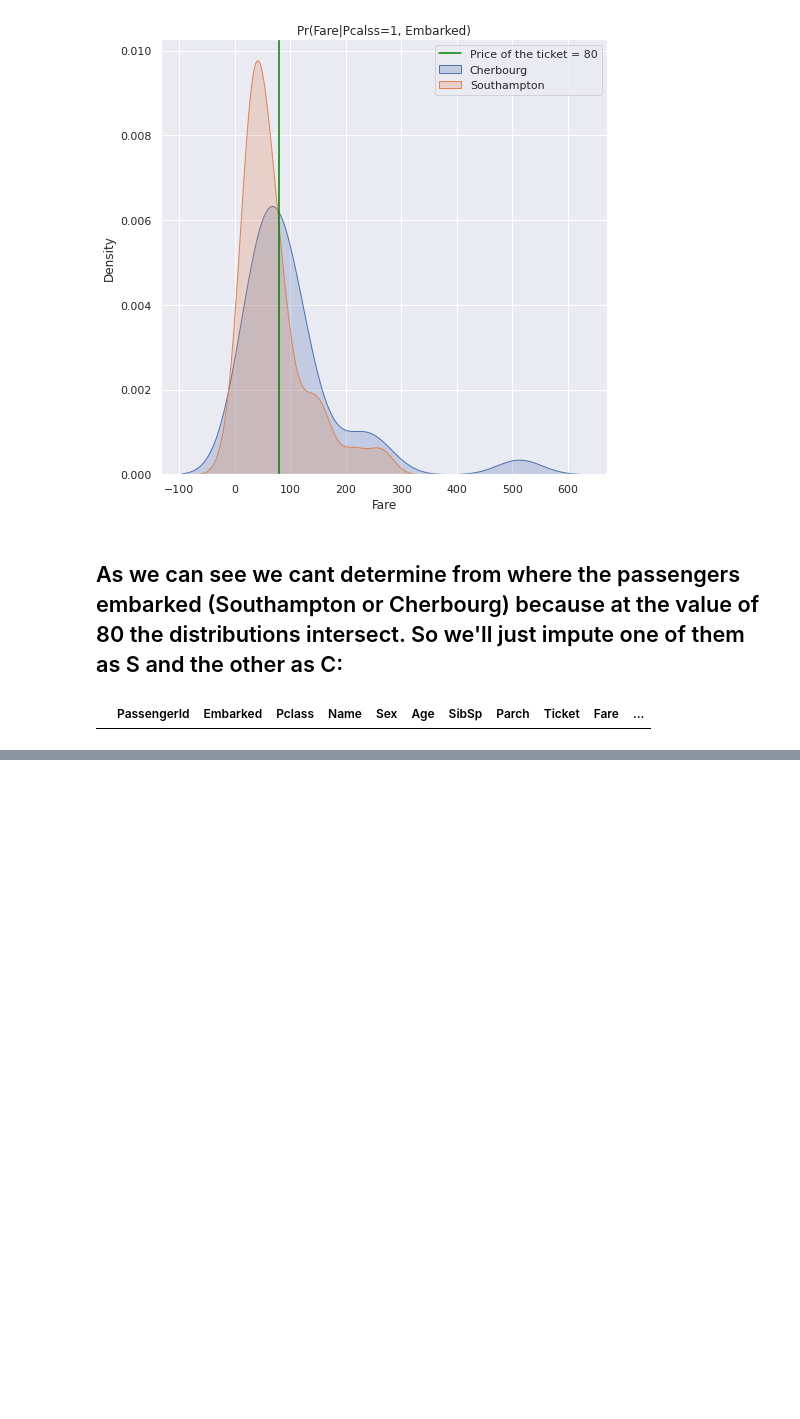
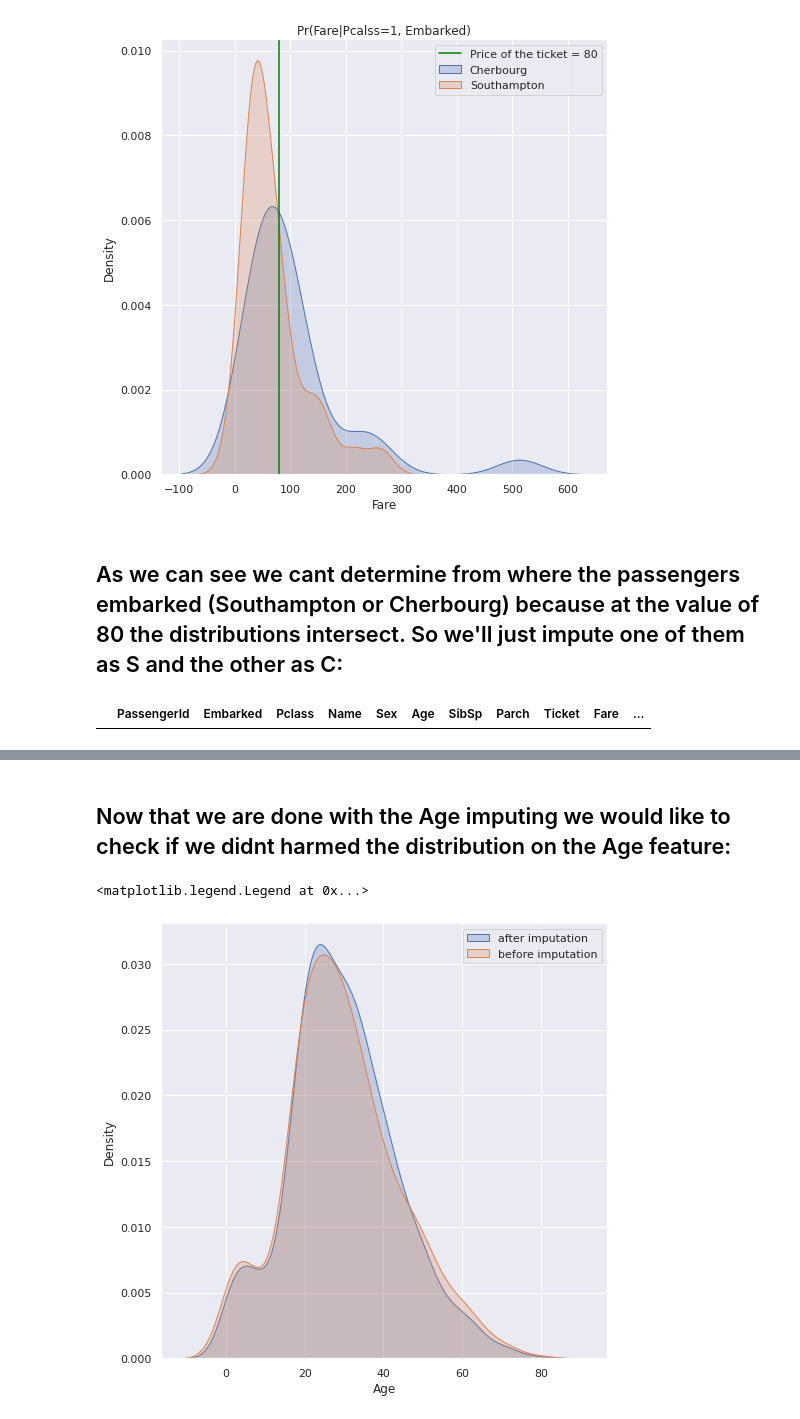
Before and after one commit to NirLalum/Titanic-ML-From-Disaster, a Jupyter notebook: Titanic.ipynb, the cells around one changed output, grey strips where cells are left out. Drawn from its saved outputs; the diff is of its cells as text; code cells hidden in the pictures; blank space fills up the shorter version.

Commit message:
done with imputation

```diff
--- a/Titanic.ipynb
+++ b/Titanic.ipynb
@@ -434,0 +466,4 @@ df[df['Embarked'].isnull()]
+# %%
+df.drop('Cabin', axis=1, inplace=True)
+df_test.drop('Cabin', axis=1, inplace=True)
+df
@@ -443,0 +490,32 @@ sns.kdeplot(data=df[df['Pclass']==3], x='Age')
+# %%
+df_for_plot = df.copy(deep=True)
+df_impute = df.copy(deep=True)
+
+# remove Ticket feature (probably will be removed in feature selection section) and name column (for now it's not usefull) and passengerID
+df_impute.drop(['Ticket', 'Name', 'PassengerId', 'Survived'], axis=1, inplace=True)
+
+# Knn cant handle text data values so we'll have to one-hot-encode the Embarked and Sex columns
+cat_variables = df_impute[['Sex', 'Embarked']]
+cat_dummies = pd.get_dummies(cat_variables, drop_first=True) # drop redundant column to avoid the Dummy variable trap
+
+# replace the original columns with the dummy ones
+df_impute.drop(['Sex', 'Embarked'], axis=1, inplace=True)
+df_impute = pd.concat([df_impute, cat_dummies], axis=1)
+
+# Knn algorithm is based on Eucledian distance so it requiers us to normalize our data:
+scaler = MinMaxScaler()
+df_impute = pd.DataFrame(scaler.fit_transform(df_impute), columns=df_impute.columns)
+
+# Impute:
+imputer = KNNImputer(n_neighbors=5)
+trained_imputer = imputer.fit(df_impute)
+df_impute = pd.DataFrame(trained_imputer.transform(df_impute), columns=df_impute.columns)
+
+# return to not normalized values:
+df_impute = pd.DataFrame(scaler.inverse_transform(df_impute), columns=df_impute.columns)
+
+# copy the Age column to the original dataframe:
+df['Age'] = df_impute['Age']
+df.isnull().sum()
+
+df_impute.isnull().sum()
@@ -443,0 +532,10 @@ sns.kdeplot(data=df[df['Pclass']==3], x='Age')
+# %% [markdown]
+## Now that we are done with the Age imputing we would like to check if we didnt harmed the distribution on the Age feature:
+# %%
+fig, ax = plt.subplots(1,1, figsize=(8,8))
+sns.kdeplot(x='Age', data=df, fill=True, ax=ax, linewidth=1, label='after imputation')
+sns.kdeplot(x='Age', data=df_for_plot, fill=True, ax=ax, linewidth=1, linestyle='-',label='before imputation')
+ax.legend()
+# %% [output]
+<matplotlib.legend.Legend at 0x...>
+[figure, added]
```
Also changed, not shown: parts of 28 cells of this notebook.
